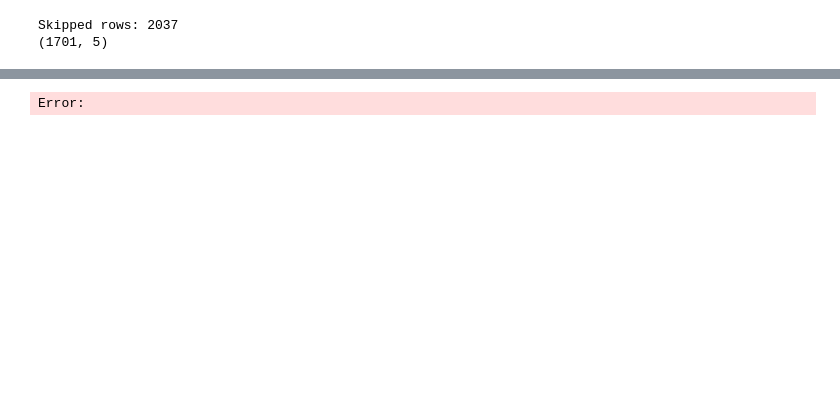
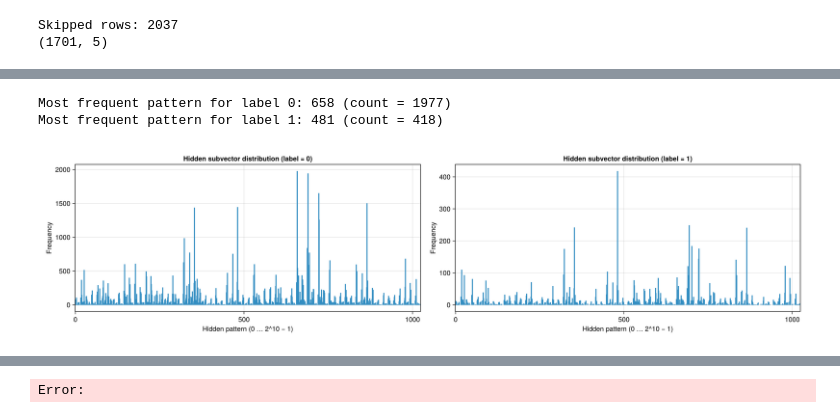
Before and after one commit to JacopoBoccato/bind_RBM, a Jupyter notebook: notebooks/converge_check.ipynb, the cells around one changed output, grey strips where cells are left out. Cells and saved outputs as stored; diff of their text form; code cells hidden in the pictures; blank space fills up the shorter version.

```diff
--- a/notebooks/converge_check.ipynb
+++ b/notebooks/converge_check.ipynb
@@ -321,3 +371,75 @@ print(size(M))
 # %% [output]
 Skipped rows: 2037
 (1701, 5)
+# %%
+rbm = load_object("/home/jboccato/Projects/bind_RBM/artifacts/rbms_f_fs//Binary_f_fs_10.jld2")
+subset = 1:10
+
+
+function plot_hidden_pattern_distribution_labelled(data, labels, rbm, subset)
+    @assert size(data, 3) == length(labels) "Number of samples and labels must match"
+
+    h_samples = sample_h_from_v(rbm, data)
+
+    nbits = length(subset)
+    npatterns = 2^nbits
+
+    counts0 = zeros(Int, npatterns)  # label == 0
+    counts1 = zeros(Int, npatterns)  # label == 1
+
+    @inbounds for i in 1:size(h_samples, 2)
+        idx = 0
+        for (k, j) in enumerate(subset)
+            idx |= (Int(h_samples[j, i]) << (k - 1))
+        end
+
+        if labels[i] == 0
+            counts0[idx + 1] += 1
+        elseif labels[i] == 1
+            counts1[idx + 1] += 1
+        else
+            error("Labels must be binary (0 or 1)")
+        end
+    end
+
+    # ---- PLOT ----
+    fig = CairoMakie.Figure(resolution = (1600, 400))
+
+    ax0 = Axis(
+        fig[1, 1],
+        xlabel = "Hidden pattern (0 … 2^$nbits − 1)",
+        ylabel = "Frequency",
+        title = "Hidden subvector distribution (label = 0)"
+    )
+
+    ax1 = Axis(
+        fig[1, 2],
+        xlabel = "Hidden pattern (0 … 2^$nbits − 1)",
+        ylabel = "Frequency",
+        title = "Hidden subvector distribution (label = 1)"
+    )
+
+    barplot!(ax0, 0:npatterns-1, counts0; width = 4.0)
+    barplot!(ax1, 0:npatterns-1, counts1; width = 4.0)
+
+    xlims!(ax0, -1, npatterns)
+    xlims!(ax1, -1, npatterns)
+
+    fig, counts0, counts1
+end
+fig, counts0, counts1 = plot_hidden_pattern_distribution_labelled(onehot_seq, labels, rbm, subset)
+
+idx0 = argmax(counts0)
+idx1 = argmax(counts1)
+
+pattern0 = idx0 - 1
+pattern1 = idx1 - 1
+
+println("Most frequent pattern for label 0: ", pattern0,
+        " (count = ", counts0[idx0], ")")
+
+println("Most frequent pattern for label 1: ", pattern1,
+        " (count = ", counts1[idx1], ")")
+
+fig
+# %% [output]
@@ -324,3 +448,6 @@ Skipped rows: 2037
+Most frequent pattern for label 0: 658 (count = 1977)
+Most frequent pattern for label 1: 481 (count = 418)
+[figure, added]
 # %%
 function plot_slice_norms(A)
     @assert ndims(A) == 3 "Input must be a 3D array"
```
Also changed, not shown: parts of 13 cells of this notebook, 35 other files.
